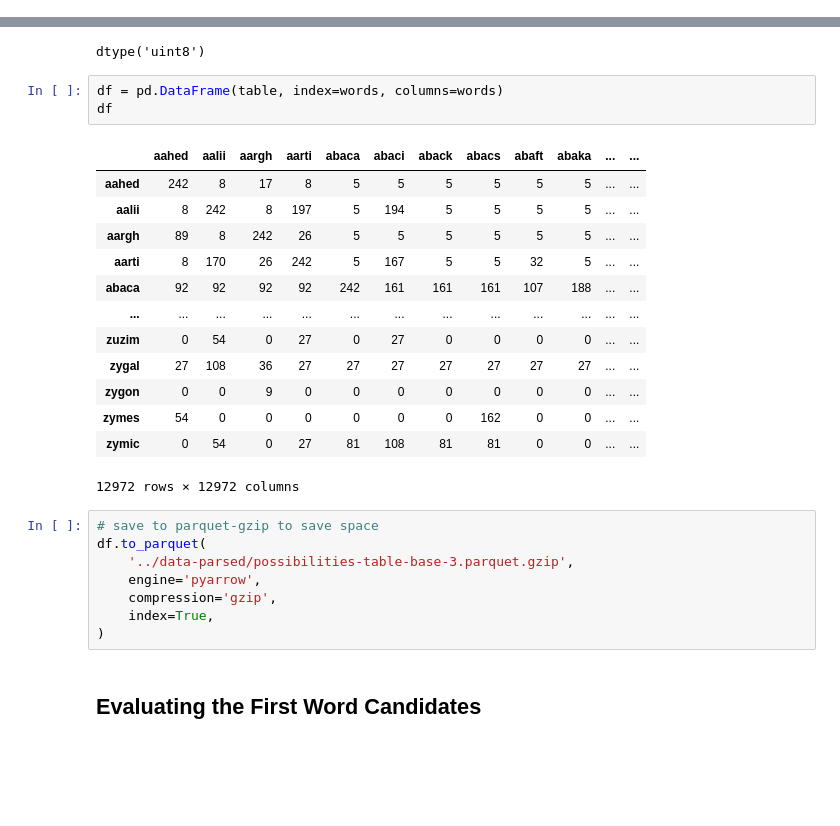
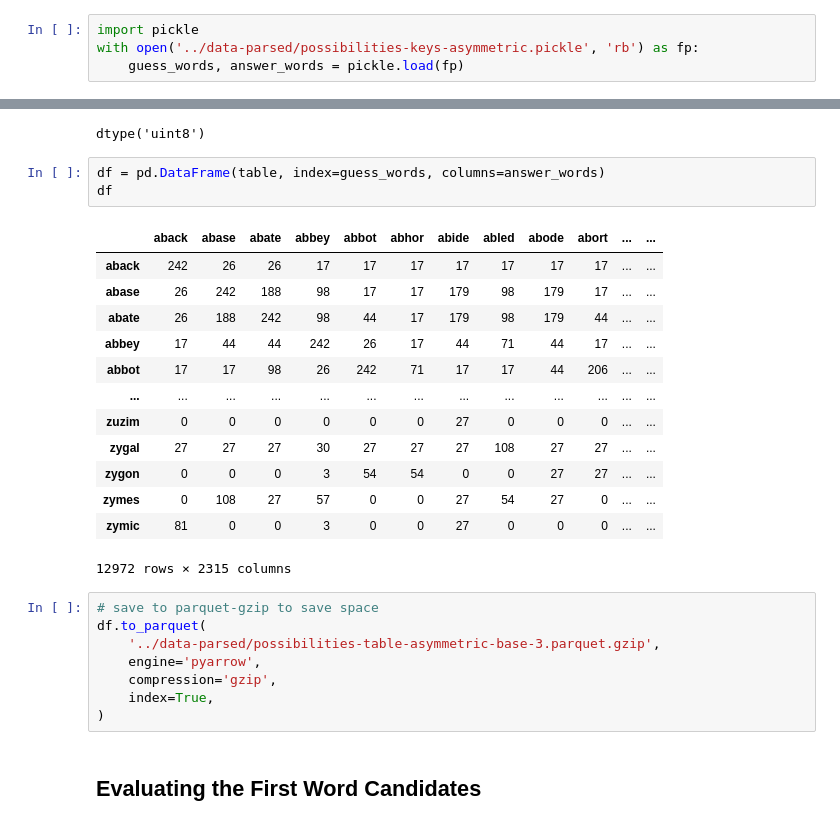
Before and after one commit to boompig/wordle-py, a Jupyter notebook: notebooks/Combinations.ipynb, the cells around one changed output, grey strips where cells are left out. Saved outputs shown, nothing was run; the diff lists cells and outputs as text; blank space fills up the shorter version.

Commit message:
Update all tables to use the asymmetric matrix

```diff
--- a/notebooks/Combinations.ipynb
+++ b/notebooks/Combinations.ipynb
@@ -25 +39,5 @@ import itertools
+# %%
+import pickle
+with open('../data-parsed/possibilities-keys-asymmetric.pickle', 'rb') as fp:
+    guess_words, answer_words = pickle.load(fp)
 # %%
@@ -93,26 +72,26 @@ table.dtype
 # %% [output]
 dtype('uint8')
 # %%
-df = pd.DataFrame(table, index=words, columns=words)
+df = pd.DataFrame(table, index=guess_words, columns=answer_words)
 df
 # %% [output]
-|  | aahed | aalii | aargh | aarti | abaca | abaci | aback | abacs | abaft | abaka | ... | ... |
-| aahed | 242 | 8 | 17 | 8 | 5 | 5 | 5 | 5 | 5 | 5 | ... | ... |
-| aalii | 8 | 242 | 8 | 197 | 5 | 194 | 5 | 5 | 5 | 5 | ... | ... |
-| aargh | 89 | 8 | 242 | 26 | 5 | 5 | 5 | 5 | 5 | 5 | ... | ... |
-| aarti | 8 | 170 | 26 | 242 | 5 | 167 | 5 | 5 | 32 | 5 | ... | ... |
-| abaca | 92 | 92 | 92 | 92 | 242 | 161 | 161 | 161 | 107 | 188 | ... | ... |
+|  | aback | abase | abate | abbey | abbot | abhor | abide | abled | abode | abort | ... | ... |
+| aback | 242 | 26 | 26 | 17 | 17 | 17 | 17 | 17 | 17 | 17 | ... | ... |
+| abase | 26 | 242 | 188 | 98 | 17 | 17 | 179 | 98 | 179 | 17 | ... | ... |
+| abate | 26 | 188 | 242 | 98 | 44 | 17 | 179 | 98 | 179 | 44 | ... | ... |
+| abbey | 17 | 44 | 44 | 242 | 26 | 17 | 44 | 71 | 44 | 17 | ... | ... |
+| abbot | 17 | 17 | 98 | 26 | 242 | 71 | 17 | 17 | 44 | 206 | ... | ... |
 | ... | ... | ... | ... | ... | ... | ... | ... | ... | ... | ... | ... | ... |
-| zuzim | 0 | 54 | 0 | 27 | 0 | 27 | 0 | 0 | 0 | 0 | ... | ... |
-| zygal | 27 | 108 | 36 | 27 | 27 | 27 | 27 | 27 | 27 | 27 | ... | ... |
-| zygon | 0 | 0 | 9 | 0 | 0 | 0 | 0 | 0 | 0 | 0 | ... | ... |
-| zymes | 54 | 0 | 0 | 0 | 0 | 0 | 0 | 162 | 0 | 0 | ... | ... |
-| zymic | 0 | 54 | 0 | 27 | 81 | 108 | 81 | 81 | 0 | 0 | ... | ... |
+| zuzim | 0 | 0 | 0 | 0 | 0 | 0 | 27 | 0 | 0 | 0 | ... | ... |
+| zygal | 27 | 27 | 27 | 30 | 27 | 27 | 27 | 108 | 27 | 27 | ... | ... |
+| zygon | 0 | 0 | 0 | 3 | 54 | 54 | 0 | 0 | 27 | 27 | ... | ... |
+| zymes | 0 | 108 | 27 | 57 | 0 | 0 | 27 | 54 | 27 | 0 | ... | ... |
+| zymic | 81 | 0 | 0 | 3 | 0 | 0 | 27 | 0 | 0 | 0 | ... | ... |
-12972 rows × 12972 columns
+12972 rows × 2315 columns
 # %%
 # save to parquet-gzip to save space
 df.to_parquet(
-    '../data-parsed/possibilities-table-base-3.parquet.gzip',
+    '../data-parsed/possibilities-table-asymmetric-base-3.parquet.gzip',
     engine='pyarrow',
     compression='gzip',
     index=True,
```
Also changed, not shown: parts of 39 cells of this notebook, 13 other files.
